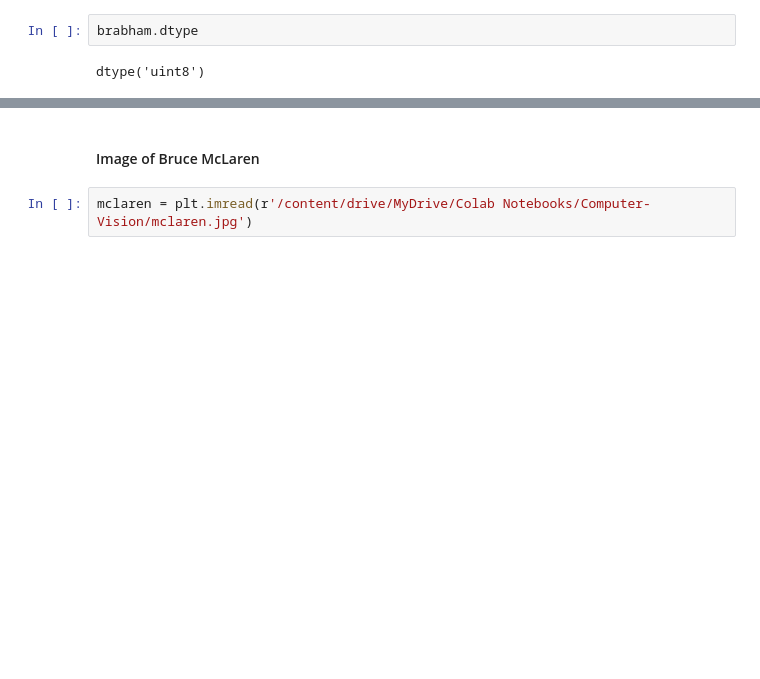
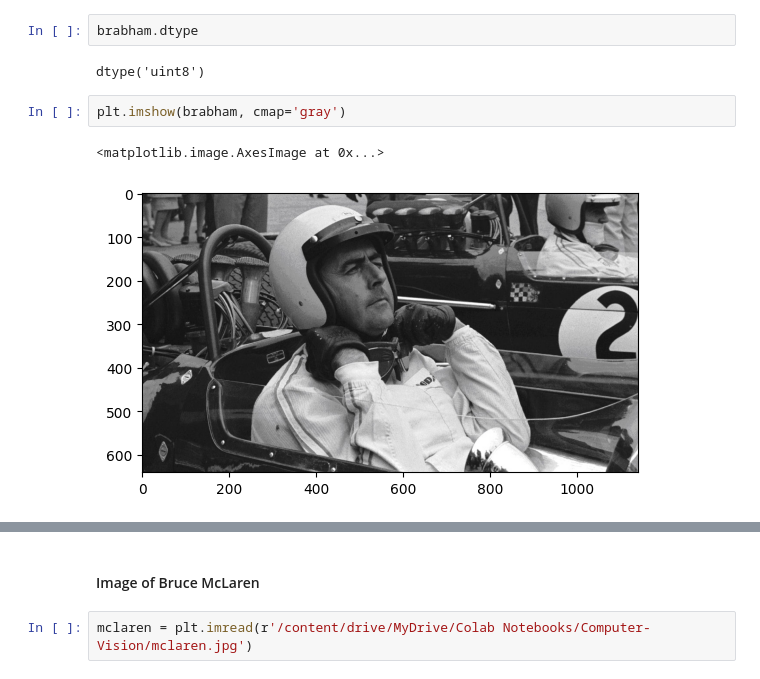
Before and after one commit to Nimira43/Computer-Vision, a Jupyter notebook: 02_Grayscale_Spectrum_II.ipynb, the cells around one changed output, grey strips where cells are left out. Drawn from its saved outputs; the diff is of its cells as text; blank space fills up the shorter version.

```diff
--- a/02_Grayscale_Spectrum_II.ipynb
+++ b/02_Grayscale_Spectrum_II.ipynb
@@ -41,3 +56,8 @@ numpy.ndarray
 brabham.dtype
 # %% [output]
 dtype('uint8')
+# %%
+plt.imshow(brabham, cmap='gray')
+# %% [output]
+<matplotlib.image.AxesImage at 0x...>
+[figure, added]
```
Also changed, not shown: parts of 11 cells of this notebook.
